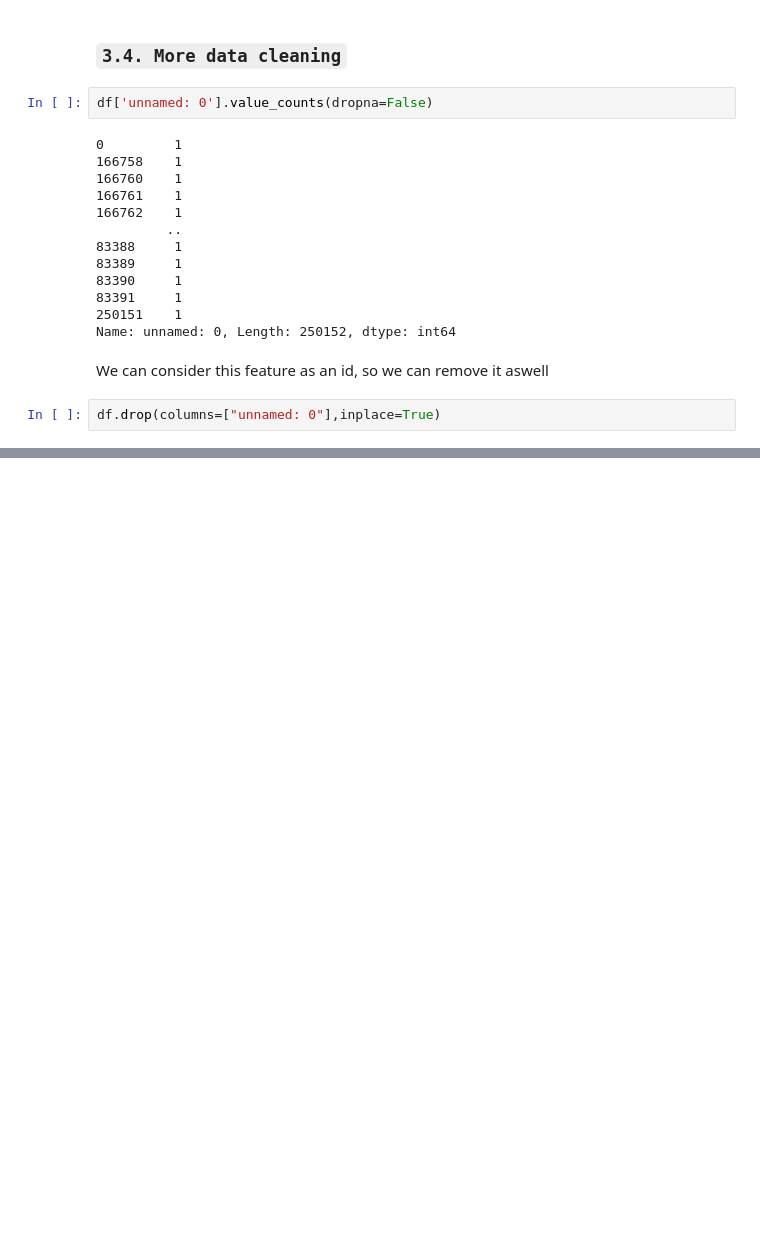
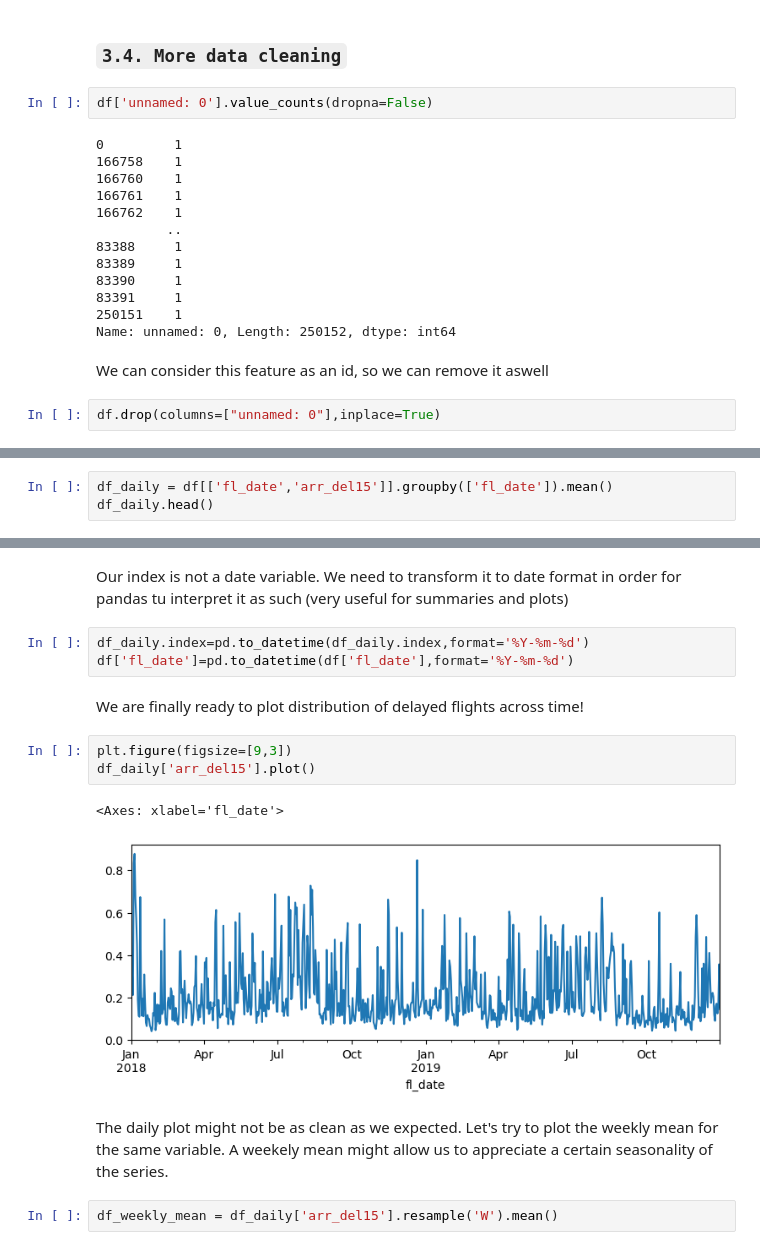
Before and after one commit to hidiegorguez/JFK-Delay-Prediction, a Jupyter notebook: jfk_delay_prediction.ipynb, the cells around one changed output, grey strips where cells are left out. Drawn from its saved outputs; the diff is of its cells as text; blank space fills up the shorter version.

```diff
--- a/jfk_delay_prediction.ipynb
+++ b/jfk_delay_prediction.ipynb
@@ -324,0 +419,3 @@ df.drop(columns=["unnamed: 0"],inplace=True)
+# %%
+df_daily = df[['fl_date','arr_del15']].groupby(['fl_date']).mean()
+df_daily.head()
@@ -324,0 +430,17 @@ df.drop(columns=["unnamed: 0"],inplace=True)
+# %% [markdown]
+Our index is not a date variable. We need to transform it to date format in order for pandas tu interpret it as such (very useful for summaries and plots)
+# %%
+df_daily.index=pd.to_datetime(df_daily.index,format='%Y-%m-%d')
+df['fl_date']=pd.to_datetime(df['fl_date'],format='%Y-%m-%d')
+# %% [markdown]
+We are finally ready to plot distribution of delayed flights across time!
+# %%
+plt.figure(figsize=[9,3])
+df_daily['arr_del15'].plot()
+# %% [output]
+<Axes: xlabel='fl_date'>
+[figure, added]
+# %% [markdown]
+The daily plot might not be as clean as we expected. Let's try to plot the weekly mean for the same variable. A weekely mean might allow us to appreciate a certain seasonality of the series.
+# %%
+df_weekly_mean = df_daily['arr_del15'].resample('W').mean()
```
Also changed, not shown: parts of 33 cells of this notebook.
